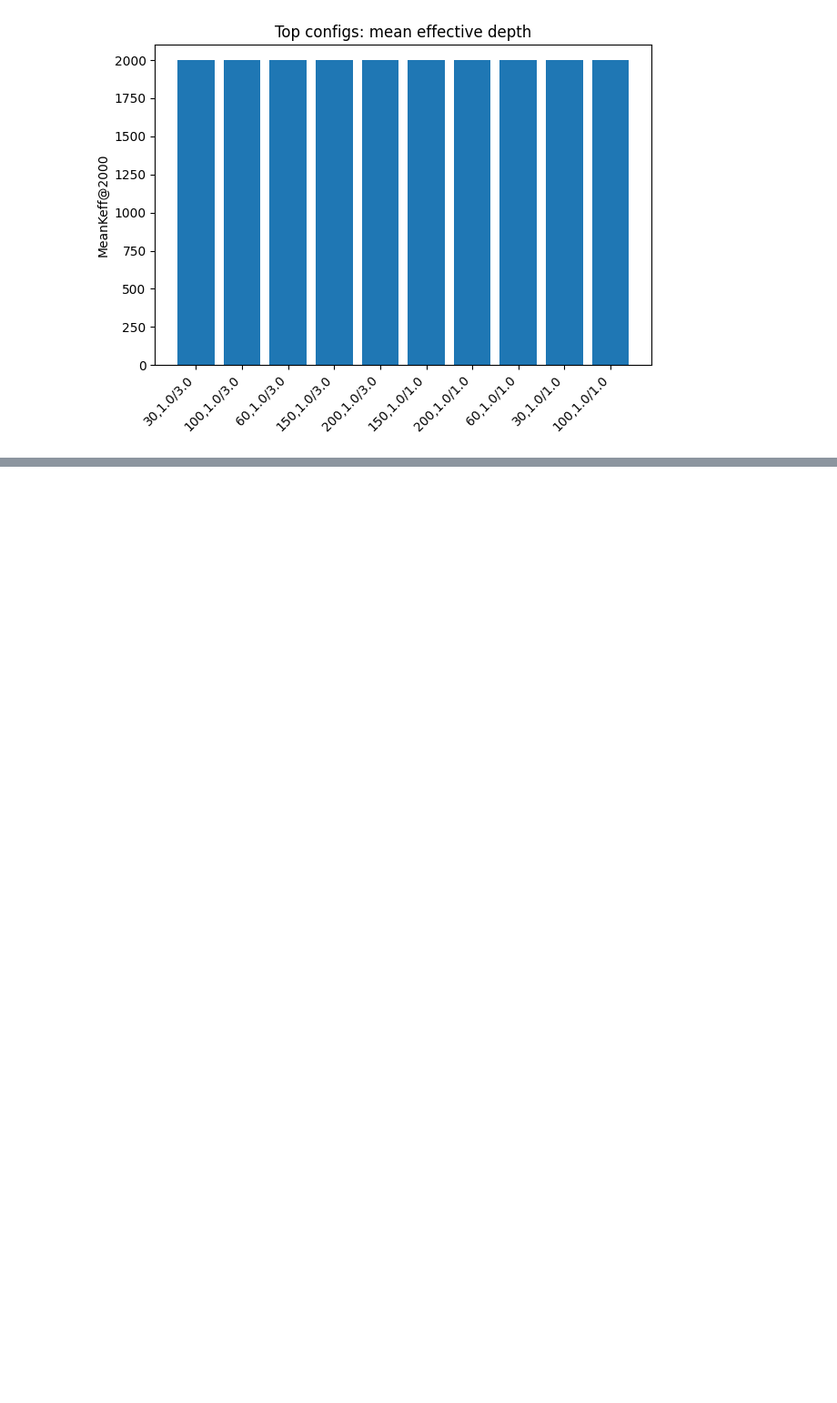
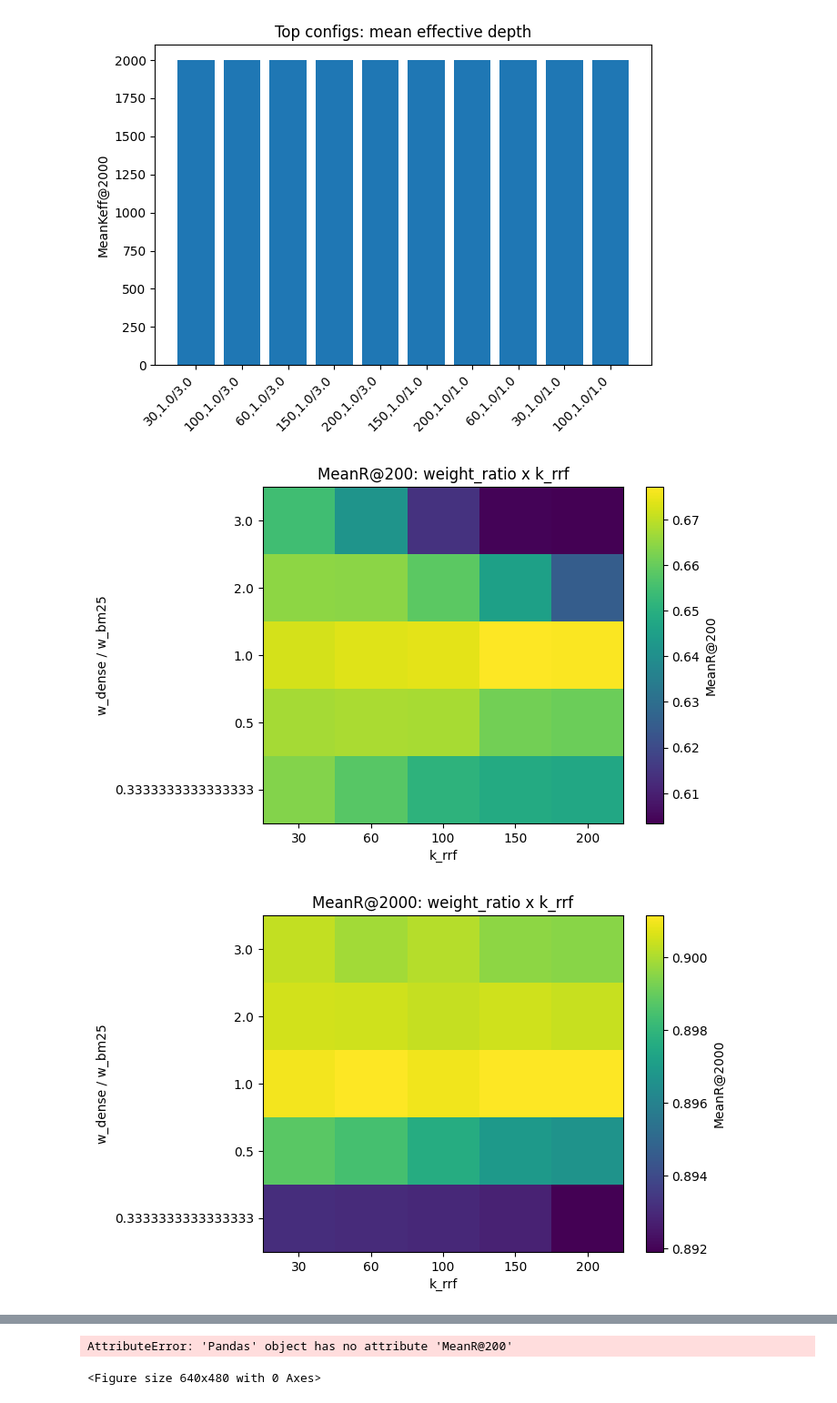
Before and after one commit to fulaibaowang/BioASQ, a Jupyter notebook: notebooks/hybird.ipynb, the cells around one changed output, grey strips where cells are left out. Shown at 91% size. Drawn from its saved outputs; the diff is of its cells as text; code cells hidden in the pictures; blank space fills up the shorter version.

Commit message:
hybird notebook some more plots

```diff
--- a/notebooks/hybird.ipynb
+++ b/notebooks/hybird.ipynb
@@ -793,3 +793,77 @@ plot_keff(ranked, cap=cap_eff, topn=10, save_path=OUTPUT_FIG_DIR / "keff_top10.p
 [figure]
 [figure]
 [figure]
+# %%
+# 10) Param-sensitivity plots (no save)
+df_test = results_df[results_df["split"].isin(test_splits)].copy()
+recall_cols = [c for c in df_test.columns if c.startswith("MeanR@")]
+recall_cols = sorted(recall_cols, key=lambda c: int(c.split("@")[1]))
+
+agg = df_test.groupby(["k_rrf", "w_bm25", "w_dense"], as_index=False).agg(
+    {**{c: "mean" for c in recall_cols}, "K_rec": "mean"}
+)
+agg["weight_ratio"] = agg["w_dense"] / agg["w_bm25"]
+agg = agg.sort_values(["weight_ratio", "k_rrf"]).reset_index(drop=True)
+
+# 10.1) Small-multiples heatmaps: metric x (weight_ratio, k_rrf)
+heat_metrics = ["MeanR@200", "MeanR@500", f"MeanR@{cap_eff}", f"MeanR@{k_max_eval_eff}"]
+heat_metrics = [m for m in heat_metrics if m in agg.columns]
+for metric in heat_metrics:
+    piv = agg.pivot_table(index="weight_ratio", columns="k_rrf", values=metric, aggfunc="mean")
+    plt.figure()
+    plt.imshow(piv.values, aspect="auto", origin="lower")
+    plt.colorbar(label=metric)
+    plt.xticks(range(len(piv.columns)), piv.columns.astype(str))
+    plt.yticks(range(len(piv.index)), [str(x) for x in piv.index])
+    plt.xlabel("k_rrf")
+    plt.ylabel("w_dense / w_bm25")
+    plt.title(f"{metric}: weight_ratio x k_rrf")
+    plt.show()
+
+# 10.2) Delta-from-baseline curves per config
+baseline = agg[(agg["w_bm25"] == 1.0) & (agg["w_dense"] == 1.0) & (agg["k_rrf"] == 30)]
+if len(baseline) == 0:
+    baseline = agg.iloc[[0]]
+baseline = baseline.iloc[0]
+top_configs = agg.sort_values(["K_rec", f"MeanR@{cap_eff}"], ascending=[True, False]).head(6)
+ks = [int(c.split("@")[1]) for c in recall_cols]
+plt.figure()
+for _, row in top_configs.iterrows():
+    deltas = [row[f"MeanR@{k}"] - baseline[f"MeanR@{k}"] for k in ks]
+    label = f"krrf={int(row.k_rrf)} wb={row.w_bm25} wd={row.w_dense}"
+    plt.plot(ks, deltas, marker="o", label=label)
+plt.axhline(0.0, linestyle="--", color="gray")
+plt.xlabel("K")
+plt.ylabel("Delta Recall vs baseline")
+plt.title("Delta-from-baseline recall curves (top configs)")
+plt.legend(fontsize="small")
+plt.show()
+
+# 10.3) Pareto scatter: shallow vs deep + robustness
+k_shallow = 200 if "MeanR@200" in agg.columns else int(recall_cols[0].split("@")[1])
+k_deep = 2000 if "MeanR@2000" in agg.columns else int(recall_cols[-1].split("@")[1])
+size = 40 + 30 * agg["weight_ratio"].clip(0.5, 3.0)
+plt.figure()
+sc = plt.scatter(agg[f"MeanR@{k_shallow}"], agg[f"MeanR@{k_deep}"], c=agg["k_rrf"], s=size)
+plt.xlabel(f"MeanR@{k_shallow}")
+plt.ylabel(f"MeanR@{k_deep}")
+plt.title("Pareto view: shallow vs deep")
+plt.colorbar(sc, label="k_rrf")
+plt.show()
+
+rob = df_test.groupby(["k_rrf", "w_bm25", "w_dense"], as_index=False).agg(
+    mean_deep=(f"MeanR@{k_deep}", "mean"),
+    min_deep=(f"MeanR@{k_deep}", "min"),
+)
+rob["weight_ratio"] = rob["w_dense"] / rob["w_bm25"]
+size = 40 + 30 * rob["weight_ratio"].clip(0.5, 3.0)
+plt.figure()
+sc = plt.scatter(rob["mean_deep"], rob["min_deep"], c=rob["k_rrf"], s=size)
+plt.xlabel(f"Avg MeanR@{k_deep}")
+plt.ylabel(f"Worst-split MeanR@{k_deep}")
+plt.title("Robustness: avg vs worst split")
+plt.colorbar(sc, label="k_rrf")
+plt.show()
+# %% [output]
+[figure, added]
+[figure, added]
@@ -795,0 +871,2 @@ plot_keff(ranked, cap=cap_eff, topn=10, save_path=OUTPUT_FIG_DIR / "keff_top10.p
+AttributeError: 'Pandas' object has no attribute 'MeanR@200'
+<Figure size 640x480 with 0 Axes>
```
Also changed, not shown: parts of 1 cell of this notebook, 1 other file.
